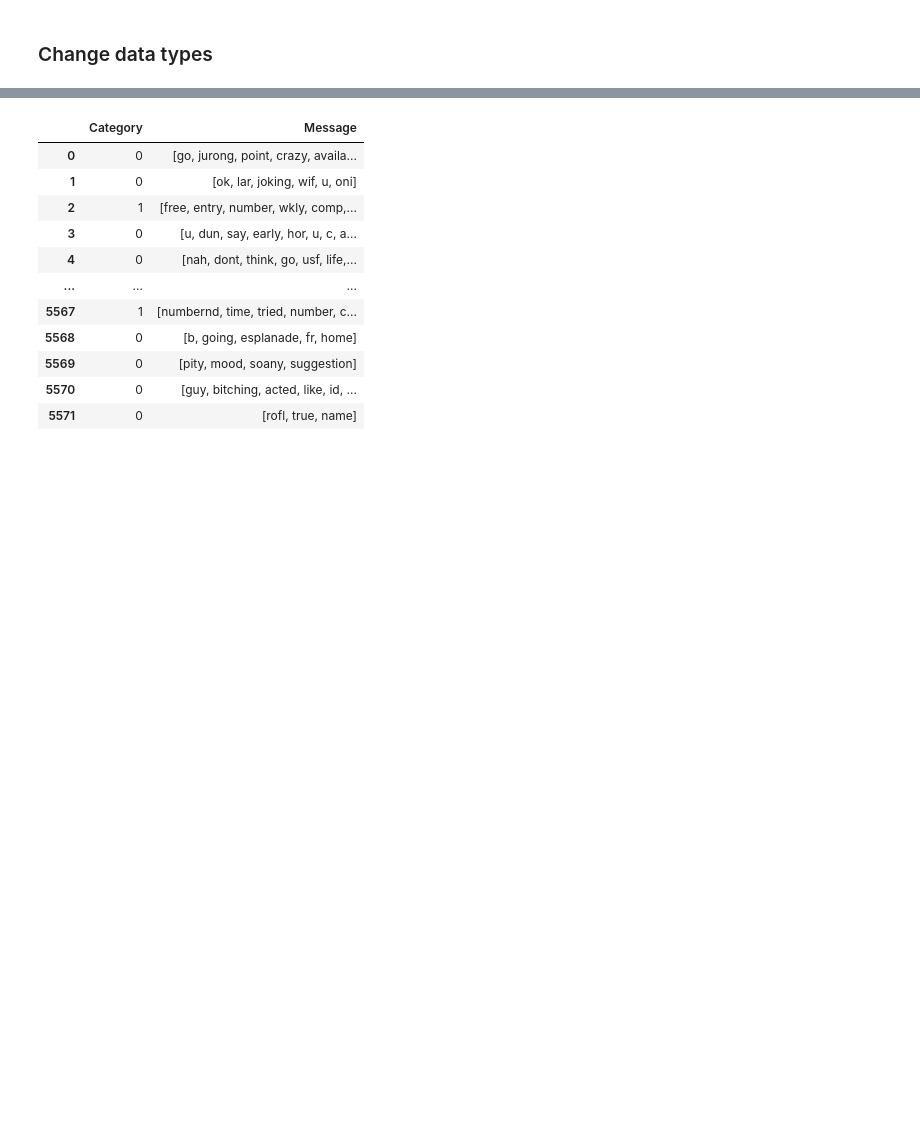
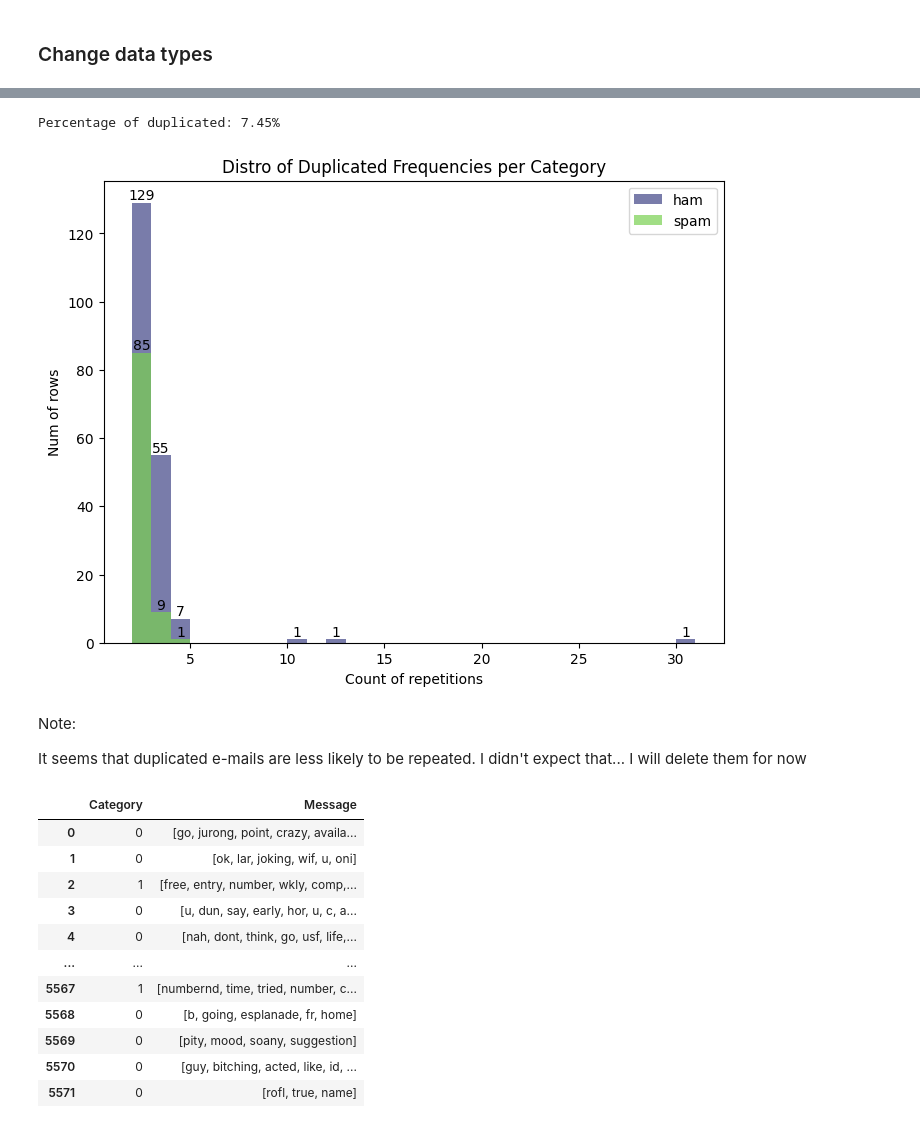
Before and after one commit to amaldu/AntiSpam-NLP-Pipeline, a Jupyter notebook: notebooks/preprocessing.ipynb, the cells around one changed output, grey strips where cells are left out. Cells and saved outputs as stored; diff of their text form; code cells hidden in the pictures; blank space fills up the shorter version.

```diff
--- a/notebooks/preprocessing.ipynb
+++ b/notebooks/preprocessing.ipynb
@@ -40,2 +39,3 @@ df['Message'] = df['Message'].astype(str)
 # %%
-df_duplicated = df['Message'].duplicated().sum()
+duplicates_summary = df[df.duplicated(keep=False)].groupby(df.columns.tolist()).size().reset_index(name='count')
+duplicates_summary
@@ -42,3 +104,46 @@ df_duplicated = df['Message'].duplicated().sum()
+# %%
+percent_duplicates = (total_duplicates / len(df)) * 100
+print(f"Percentage of duplicated: {percent_duplicates:.2f}%")
+# %% [output]
+Percentage of duplicated: 7.45%
+# %%
+category_0 = duplicates_summary[duplicates_summary['Category'] == 0]
+category_1 = duplicates_summary[duplicates_summary['Category'] == 1]
+
+bins = range(min(duplicates_summary['count']), max(duplicates_summary['count']) + 2, 1)
+
+cmap = plt.cm.viridis
+color_0 = cmap(0.2)
+color_1 = cmap(0.8)
+
+plt.figure(figsize=(8, 6))
+n_0, bins_0, patches_0 = plt.hist(category_0['count'], bins=bins, color=color_0, alpha=0.7, label='ham')
+n_1, bins_1, patches_1 = plt.hist(category_1['count'], bins=bins, color=color_1, alpha=0.7, label='spam')
+
+for i in range(len(patches_0)):
+    height = patches_0[i].get_height()
+    if height > 0:
+        plt.text(patches_0[i].get_x() + patches_0[i].get_width() / 2, height, str(int(height)),
+                 ha='center', va='bottom', fontsize=10, color='black')
+
+for i in range(len(patches_1)):
+    height = patches_1[i].get_height()
+    if height > 0:
+        plt.text(patches_1[i].get_x() + patches_1[i].get_width() / 2, height, str(int(height)),
+                 ha='center', va='bottom', fontsize=10, color='black')
+
+plt.title("Distro of Duplicated Frequencies per Category")
+plt.xlabel("Count of repetitions")
+plt.ylabel("Num of rows")
+plt.legend()
+plt.show()
+# %% [output]
+[figure, added]
+# %% [markdown]
+Note:
+
+It seems that duplicated e-mails are less likely to be repeated. I didn't expect that...
+I will delete them for now
 # %%
 df.drop_duplicates(inplace=True)
 # %%
```
Also changed, not shown: parts of 8 cells of this notebook.
